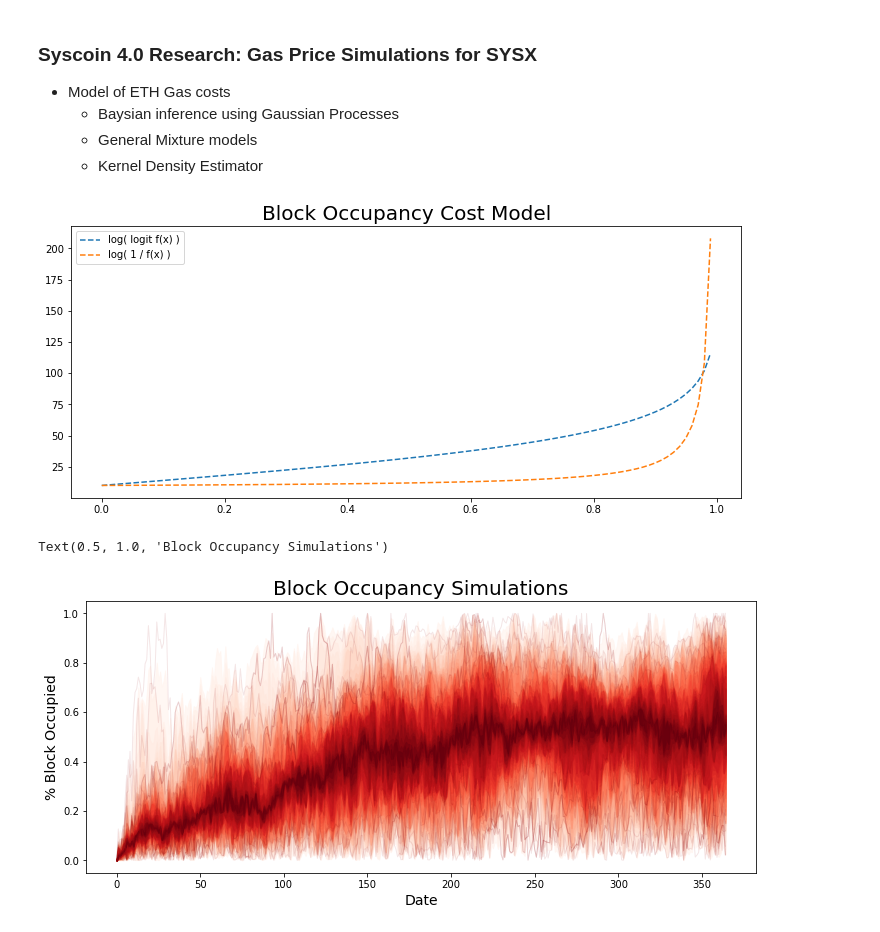
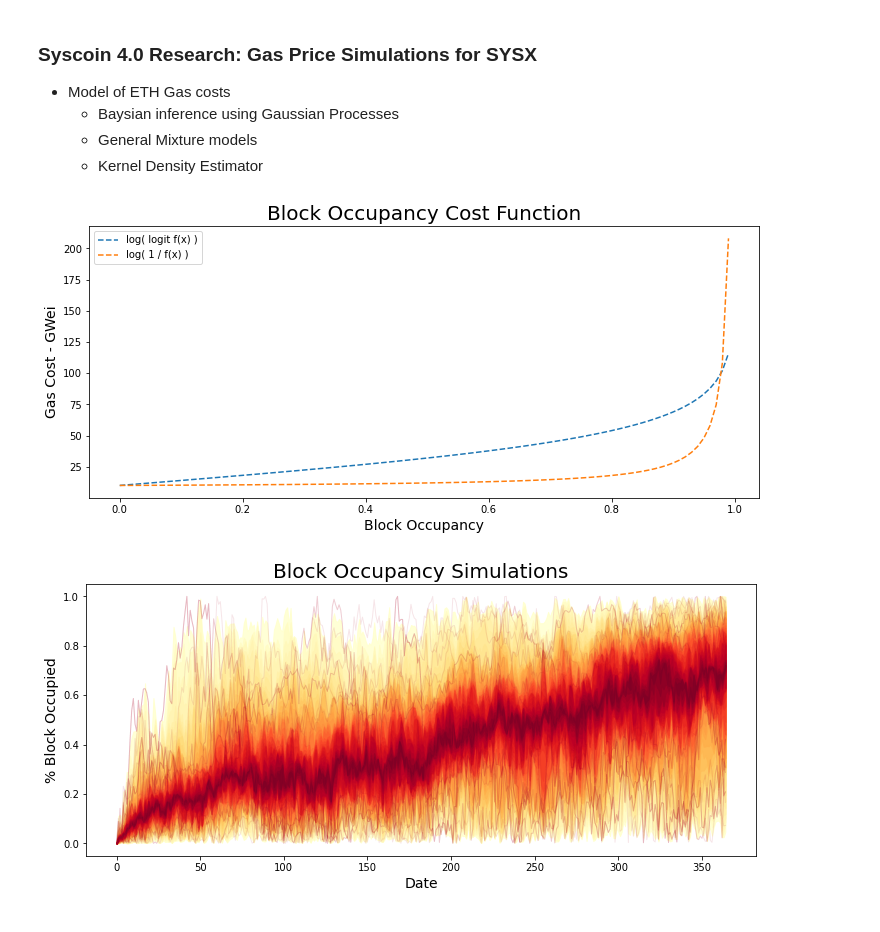
Before and after one commit to icmoore/syscoin-tex, a Jupyter notebook: notebooks/sys_4_sysx.ipynb, the cells around one changed output. Cells and saved outputs as stored; diff of their text form; code cells hidden in the pictures.

```diff
--- a/notebooks/sys_4_sysx.ipynb
+++ b/notebooks/sys_4_sysx.ipynb
@@ -86,30 +86,35 @@ cost_m1 = blk_occ_m1(blk_occupancy, k, x0, y0)
 k = 0.5
 cost_m2 = blk_occ_m2(blk_occupancy, k, x0, y0)
 
-plt.figure(figsize=(12,5))
+fig = plt.figure(figsize=(12, 5))
 plt.plot(blk_occupancy, cost_m1, linestyle='--', label='log( logit f(x) )')
 plt.plot(blk_occupancy, cost_m2, linestyle='--', label='log( 1 / f(x) )')
-plt.title("Block Occupancy Cost Model", fontsize=20)
+plt.title("Block Occupancy Cost Function", fontsize=20)
+plt.ylabel("Gas Cost - GWei", fontsize=14)
+plt.xlabel("Block Occupancy", fontsize=14)
 plt.legend();
+fig.savefig('../img/blk_occupancy_cost_fn.png')
 # %% [output]
-[figure, old version]
+[figure, new version]
 # %%
+# OrRd, PuBu, PuBuGn, YlOrRd, YlGnBu
+
 N = 365
 t = np.array(range(0,N))
 sim = gen_block_occupancy(N).reshape(-1,1)
 for k in range(1,50):
     blk_occupancy = gen_block_occupancy(N).reshape(-1,1)
     sim = np.hstack((sim,blk_occupancy))
 
 fig = plt.figure(figsize=(12, 5))
 ax = fig.gca()
-plot_gp_dist(ax, sim.transpose(), t)
+plot_gp_dist(ax, sim.transpose(), t, palette="YlOrRd")
 plt.ylabel("% Block Occupied", fontsize=14)
 plt.xlabel("Date", fontsize=14)
 plt.title("Block Occupancy Simulations", fontsize=20)
+fig.savefig('../img/blk_occupancy_simulations.png')
 # %% [output]
-Text(0.5, 1.0, 'Block Occupancy Simulations')
-[figure, old version]
+[figure, new version]
 # %%
 sim_t = sim.transpose()
 # %%
```
Also changed, not shown: parts of 4 cells of this notebook, 35 other files.
